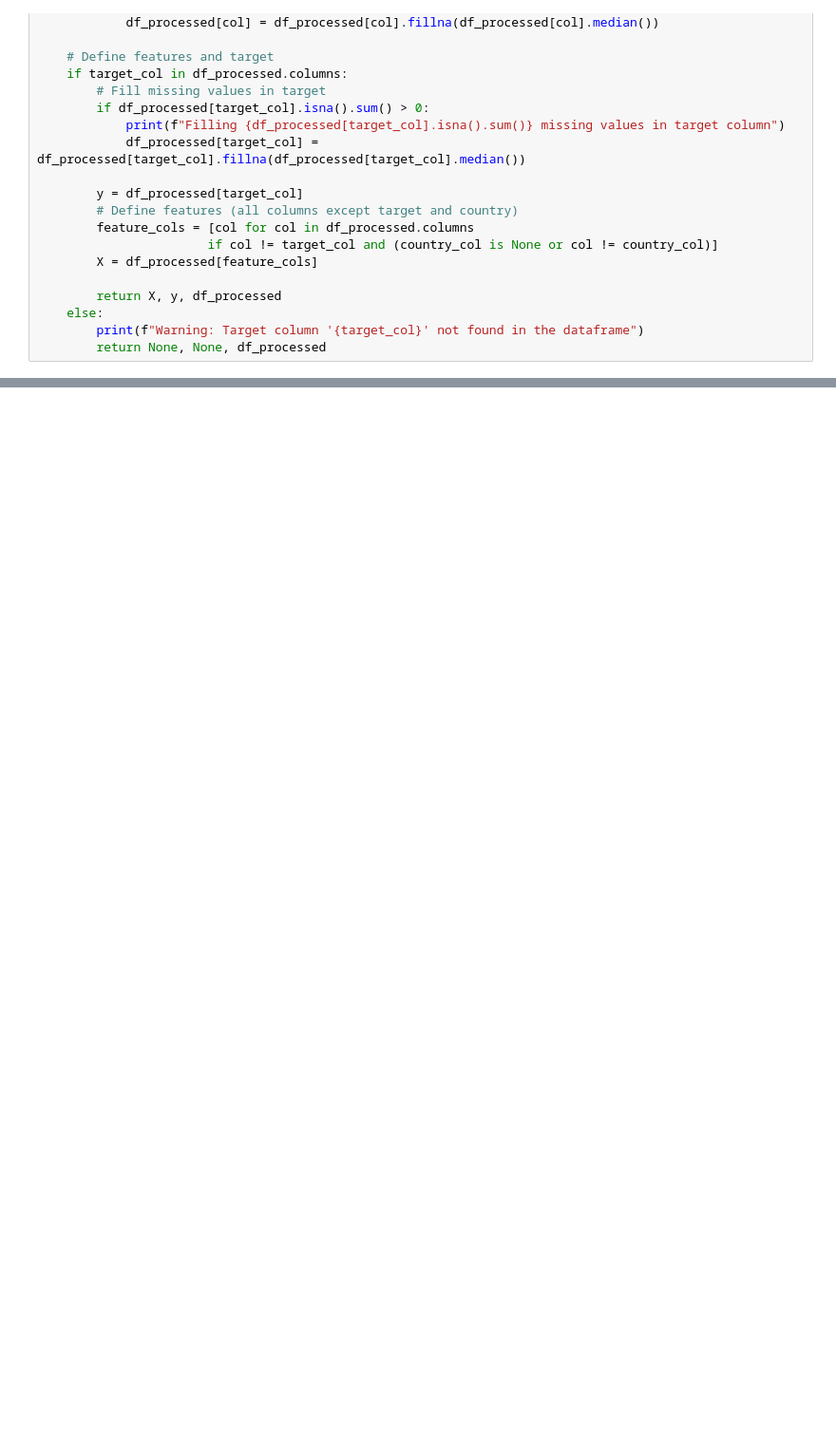
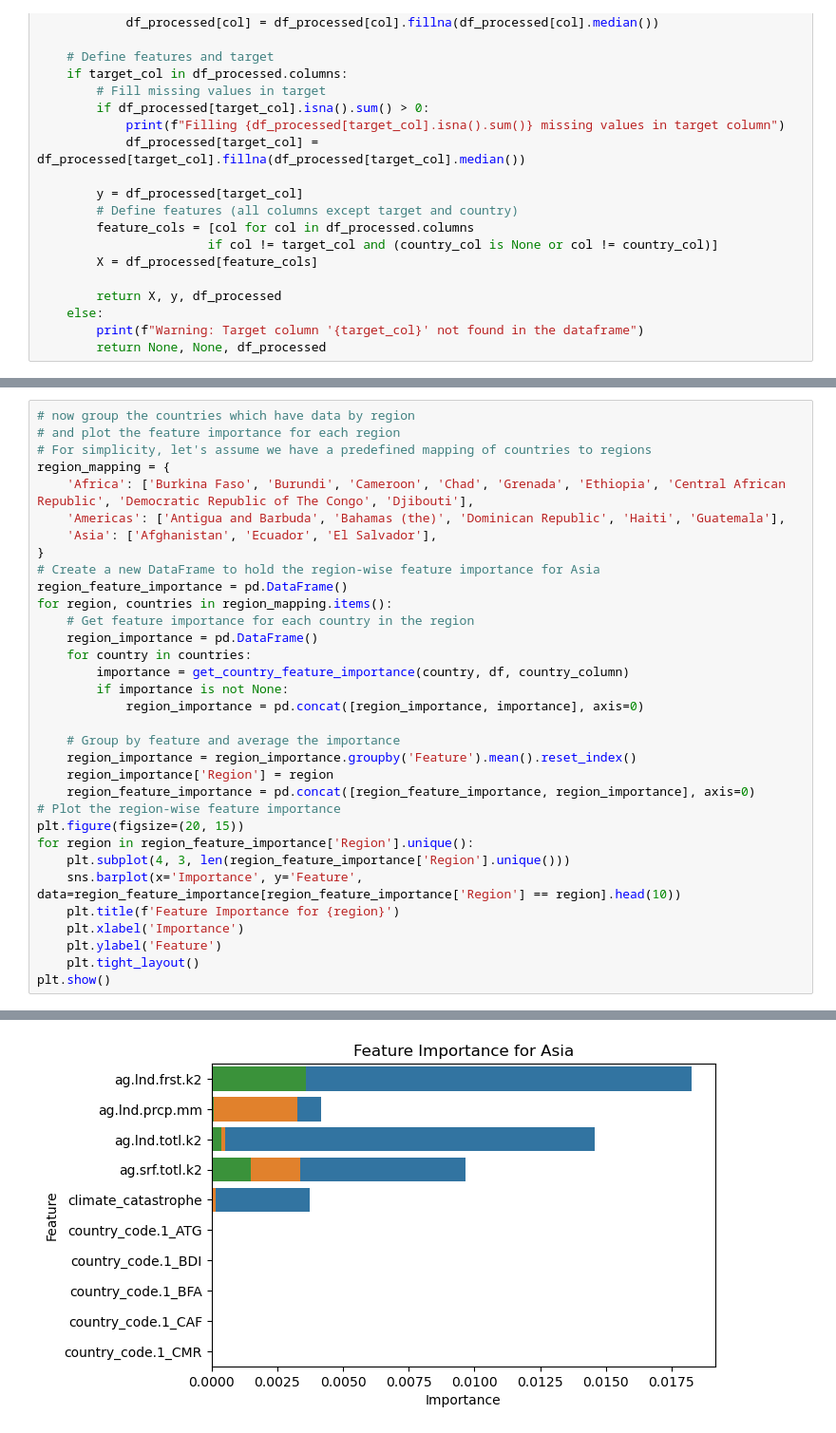
Before and after one commit to emijlop/climate-migration-project, a Jupyter notebook: 004_crossval_countries_A-H.ipynb, the cells around one changed output, grey strips where cells are left out. Shown at 95% size. Drawn from its saved outputs; the diff is of its cells as text; blank space fills up the shorter version.

```diff
--- a/004_crossval_countries_A-H.ipynb
+++ b/004_crossval_countries_A-H.ipynb
@@ -381,0 +429,34 @@ plt.figure(figsize=(20, 15))
+# %%
+# now group the countries which have data by region
+# and plot the feature importance for each region
+# For simplicity, let's assume we have a predefined mapping of countries to regions
+region_mapping = {
+    'Africa': ['Burkina Faso', 'Burundi', 'Cameroon', 'Chad', 'Grenada', 'Ethiopia', 'Central African Republic', 'Democratic Republic of The Congo', 'Djibouti'],
+    'Americas': ['Antigua and Barbuda', 'Bahamas (the)', 'Dominican Republic', 'Haiti', 'Guatemala'],
+    'Asia': ['Afghanistan', 'Ecuador', 'El Salvador'],
+}
+# Create a new DataFrame to hold the region-wise feature importance for Asia
+region_feature_importance = pd.DataFrame()
+for region, countries in region_mapping.items():
+    # Get feature importance for each country in the region
+    region_importance = pd.DataFrame()
+    for country in countries:
+        importance = get_country_feature_importance(country, df, country_column)
+        if importance is not None:
+            region_importance = pd.concat([region_importance, importance], axis=0)
+
+    # Group by feature and average the importance
+    region_importance = region_importance.groupby('Feature').mean().reset_index()
+    region_importance['Region'] = region
+    region_feature_importance = pd.concat([region_feature_importance, region_importance], axis=0)
+# Plot the region-wise feature importance
+plt.figure(figsize=(20, 15))
+for region in region_feature_importance['Region'].unique():
+    plt.subplot(4, 3, len(region_feature_importance['Region'].unique()))
+    sns.barplot(x='Importance', y='Feature', data=region_feature_importance[region_feature_importance['Region'] == region].head(10))
+    plt.title(f'Feature Importance for {region}')
+    plt.xlabel('Importance')
+    plt.ylabel('Feature')
+    plt.tight_layout()
+plt.show()
+# %% [output]
@@ -381,0 +480 @@ plt.figure(figsize=(20, 15))
+[figure, added]
```
Also changed, not shown: parts of 15 cells of this notebook, 9 other files.
